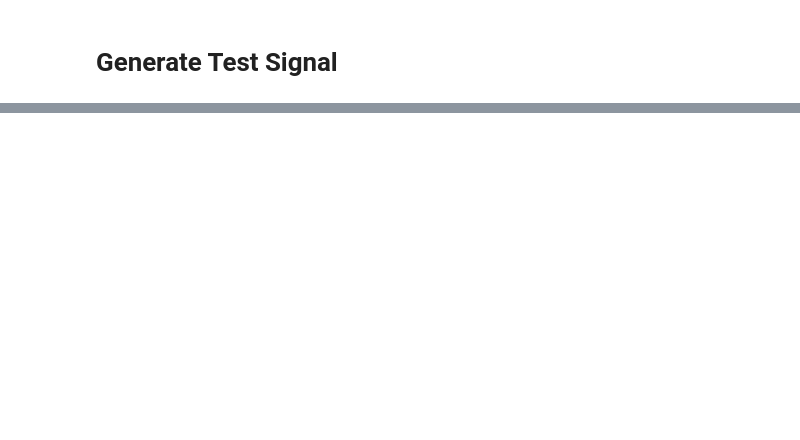
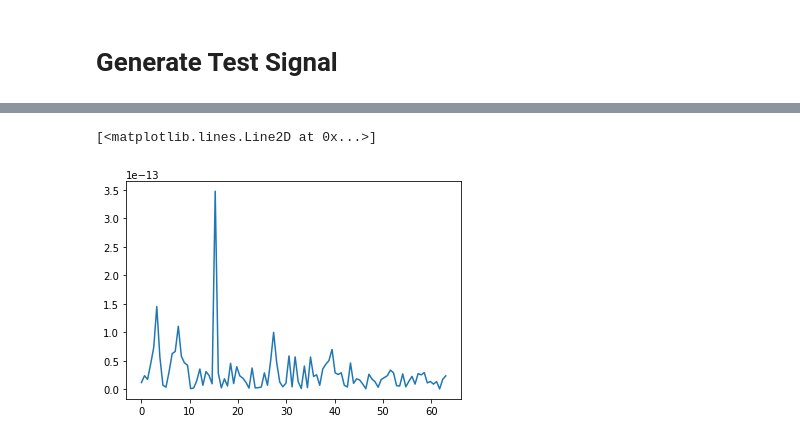
Before and after one commit to skuhn002/eeg-research, a Jupyter notebook: workspace1.ipynb, the cells around one changed output, grey strips where cells are left out. Saved outputs shown, nothing was run; the diff lists cells and outputs as text; code cells hidden in the pictures; blank space fills up the shorter version.

```diff
--- a/workspace1.ipynb
+++ b/workspace1.ipynb
@@ -111,0 +182,15 @@ Plotting Test Signal
+# %%
+ta = pow(Y[int(half):], 2)
+tb = np.sqrt(ta)
+# %%
+half = n/2
+
+# np.size(X[:half])
+
+# x_axis = (sample_rate/2)*(X[half:]/(half*2))
+x_axis = np.linspace(int((sample_rate/2)-(sample_rate/n)), 0, int(half))
+
+plt.plot(x_axis, tb)
+# %% [output]
+[<matplotlib.lines.Line2D at 0x...>]
+[figure, added]
```
Also changed, not shown: parts of 13 cells of this notebook.
